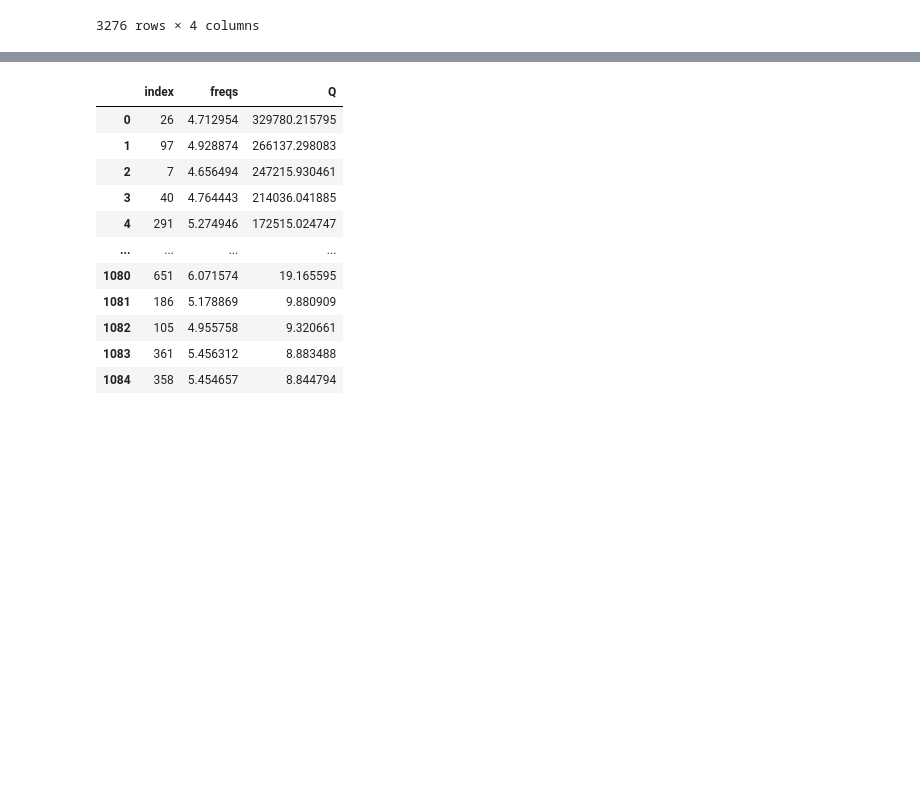
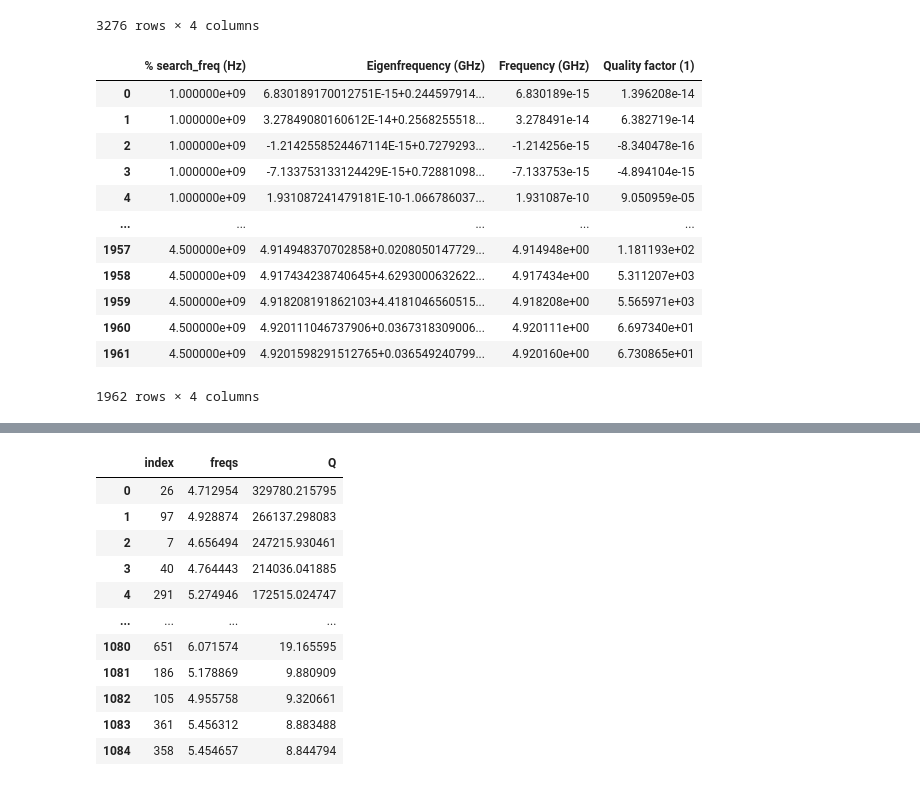
Before and after one commit to leay01/whispering_gallery_MAIN, a Jupyter notebook: wgm_code/Q_fac_analysis/Qfac_new.ipynb, the cells around one changed output, grey strips where cells are left out. Drawn from its saved outputs; the diff is of its cells as text; code cells hidden in the pictures; blank space fills up the shorter version.

```diff
--- a/wgm_code/Q_fac_analysis/Qfac_new.ipynb
+++ b/wgm_code/Q_fac_analysis/Qfac_new.ipynb
@@ -28,6 +29,22 @@ Q5to11
 | 3274 | 1.100000e+10 | 11.100192941908317+0.021275789993... | 11.100193 | 260.864413 |
 | 3275 | 1.100000e+10 | 11.100483206930836+0.014204988162... | 11.100483 | 390.724831 |
 3276 rows × 4 columns
+# %%
+Q1to5
+# %% [output]
+|  | % search_freq (Hz) | Eigenfrequency (GHz) | Frequency (GHz) | Quality factor (1) |
+| 0 | 1.000000e+09 | 6.830189170012751E-15+0.244597914... | 6.830189e-15 | 1.396208e-14 |
+| 1 | 1.000000e+09 | 3.27849080160612E-14+0.2568255518... | 3.278491e-14 | 6.382719e-14 |
+| 2 | 1.000000e+09 | -1.2142558524467114E-15+0.7279293... | -1.214256e-15 | -8.340478e-16 |
+| 3 | 1.000000e+09 | -7.133753133124429E-15+0.72881098... | -7.133753e-15 | -4.894104e-15 |
+| 4 | 1.000000e+09 | 1.931087241479181E-10-1.066786037... | 1.931087e-10 | 9.050959e-05 |
+| ... | ... | ... | ... | ... |
+| 1957 | 4.500000e+09 | 4.914948370702858+0.0208050147729... | 4.914948e+00 | 1.181193e+02 |
+| 1958 | 4.500000e+09 | 4.917434238740645+4.6293000632622... | 4.917434e+00 | 5.311207e+03 |
+| 1959 | 4.500000e+09 | 4.918208191862103+4.4181046560515... | 4.918208e+00 | 5.565971e+03 |
+| 1960 | 4.500000e+09 | 4.920111046737906+0.0367318309006... | 4.920111e+00 | 6.697340e+01 |
+| 1961 | 4.500000e+09 | 4.9201598291512765+0.036549240799... | 4.920160e+00 | 6.730865e+01 |
+1962 rows × 4 columns
 # %%
 Q_peaks, _ = spg.find_peaks(Q5to11['Quality factor (1)'])
 Q_peak_freqs = Q5to11['Frequency (GHz)'].loc[Q_peaks]
```
Also changed, not shown: parts of 9 cells of this notebook, 1 other file.
